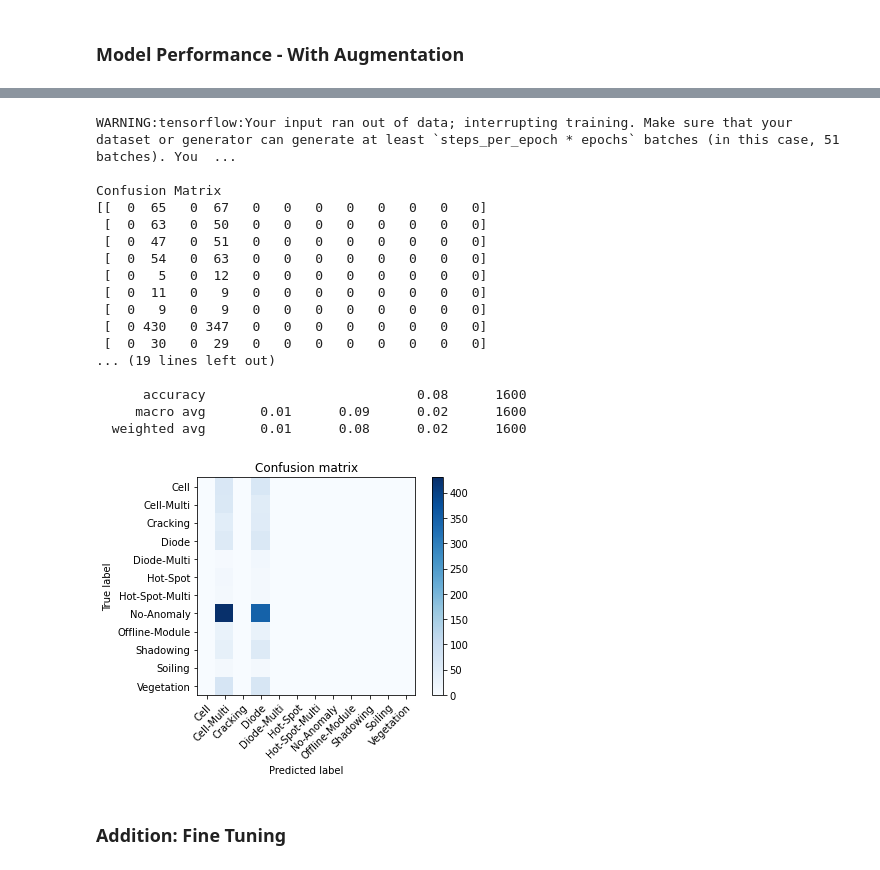
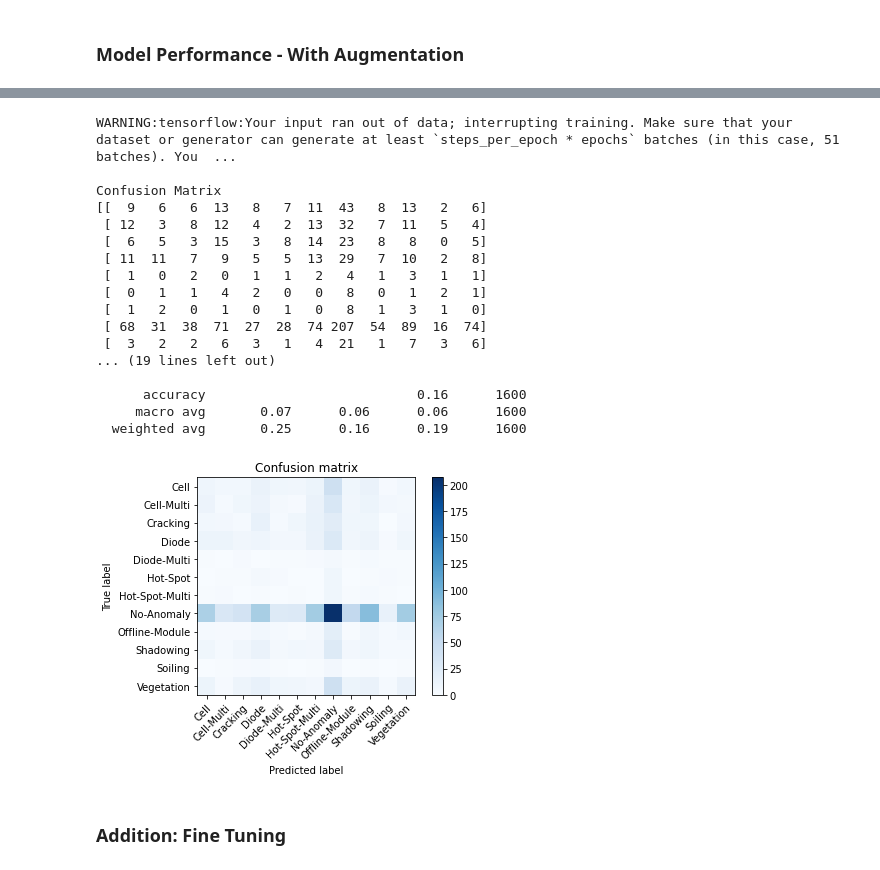
Before and after one commit to regiiis/dlv_group_project, a Jupyter notebook: dlv_1.ipynb, the cells around one changed output, grey strips where cells are left out. Saved outputs shown, nothing was run; the diff lists cells and outputs as text; code cells hidden in the pictures.

```diff
--- a/dlv_1.ipynb
+++ b/dlv_1.ipynb
@@ -809,14 +819,12 @@ batch_size = 32
 train_datagen = ImageDataGenerator(
         rescale=1./255,
         shear_range=0.01,
-        zoom_range=0.005,
-        rotation_range=0.1,
-        horizontal_flip=False)
+        zoom_range=0.005,)
 
 validation_datagen = ImageDataGenerator(rescale=1./255)
 
 
-train_generator = datagen_train.flow_from_dataframe(
+train_generator = train_datagen.flow_from_dataframe(
     dataframe = train_df,
     directory = "/content/InfraredSolarModules/images/",
     x_col = "image_name",
@@ -827,7 +835,7 @@ train_generator = datagen_train.flow_from_dataframe(
     color_mode = "rgb"
 )
 
-validation_generator = datagen_train.flow_from_dataframe(
+validation_generator = validation_datagen.flow_from_dataframe(
     dataframe = validation_df,
     directory = "/content/InfraredSolarModules/images/",
     x_col = "image_name",
@@ -861,7 +894,7 @@ model_aug = tf.keras.models.Sequential([
 ])
 # %%
 model_aug.compile(loss = "categorical_crossentropy",
-    optimizer = keras.optimizers.Adam(learning_rate = 4e-4),
+    optimizer = keras.optimizers.Adam(learning_rate = 2.5e-4),
     metrics = ["accuracy"])
 
 logdir = os.path.join("logs_feature_extraction_with_augmentation", datetime.datetime.now().strftime("%Y%m%d-%H%M%S"))
@@ -873,7 +906,7 @@ callbacks = [
 
 history = model_aug.fit(
     train_generator,
-    epochs = 40,
+    epochs = 80,
     validation_data = validation_generator,
     class_weight = class_weights,
     callbacks = callbacks)
@@ -924,52 +957,52 @@ plt.show()
 x = list(train_generator.class_indices.keys())
 num_of_test_samples = 1600
 
-Y_pred = model.predict_generator(val_generator, num_of_test_samples // batch_size+1)
+Y_pred = model_aug.predict_generator(validation_generator, num_of_test_samples // batch_size+1)
 y_pred = np.argmax(Y_pred, axis=1)
 print()
 print('Confusion Matrix')
-print(confusion_matrix(val_generator.classes, y_pred))
+print(confusion_matrix(validation_generator.classes, y_pred))
 
 print()
 print('Classification Report')
 target_names = x
-print(classification_report(val_generator.classes, y_pred, target_names = target_names))
+print(classification_report(validation_generator.classes, y_pred, target_names = target_names))
 # %% [output]
 WARNING:tensorflow:Your input ran out of data; interrupting training. Make sure that your dataset or generator can generate at least `steps_per_epoch * epochs` batches (in this case, 51 batches). You  ...
 
 Confusion Matrix
-[[  0  65   0  67   0   0   0   0   0   0   0   0]
- [  0  63   0  50   0   0   0   0   0   0   0   0]
- [  0  47   0  51   0   0   0   0   0   0   0   0]
- [  0  54   0  63   0   0   0   0   0   0   0   0]
- [  0   5   0  12   0   0   0   0   0   0   0   0]
- [  0  11   0   9   0   0   0   0   0   0   0   0]
- [  0   9   0   9   0   0   0   0   0   0   0   0]
- [  0 430   0 347   0   0   0   0   0   0   0   0]
- [  0  30   0  29   0   0   0   0   0   0   0   0]
+[[  9   6   6  13   8   7  11  43   8  13   2   6]
+ [ 12   3   8  12   4   2  13  32   7  11   5   4]
+ [  6   5   3  15   3   8  14  23   8   8   0   5]
+ [ 11  11   7   9   5   5  13  29   7  10   2   8]
+ [  1   0   2   0   1   1   2   4   1   3   1   1]
+ [  0   1   1   4   2   0   0   8   0   1   2   1]
+ [  1   2   0   1   0   1   0   8   1   3   1   0]
+ [ 68  31  38  71  27  28  74 207  54  89  16  74]
+ [  3   2   2   6   3   1   4  21   1   7   3   6]
 ... (19 lines left out)
 
-      accuracy                           0.08      1600
-     macro avg       0.01      0.09      0.02      1600
-  weighted avg       0.01      0.08      0.02      1600
+      accuracy                           0.16      1600
+     macro avg       0.07      0.06      0.06      1600
+  weighted avg       0.25      0.16      0.19      1600
 # %%
-cm = confusion_matrix(val_generator.classes, y_pred)
+cm = confusion_matrix(validation_generator.classes, y_pred)
 fig, ax = plt.subplots()
 im = ax.imshow(cm, interpolation='nearest', cmap=plt.cm.Blues)
 title = 'Confusion matrix'
 ax.figure.colorbar(im, ax=ax)
 ax.set(xticks=np.arange(cm.shape[1]),
     yticks=np.arange(cm.shape[0]),
     xticklabels=target_names, yticklabels=target_names,
     title=title,
     ylabel='True label',
     xlabel='Predicted label')
 plt.setp(ax.get_xticklabels(), rotation=45, ha="right",
              rotation_mode="anchor")
 np.set_printoptions(precision=2)
 plt.show()
 # %% [output]
-[figure, old version]
+[figure, new version]
 # %% [markdown]
 ### Addition: Fine Tuning
 # %%
```
Also changed, not shown: parts of 16 cells of this notebook.
